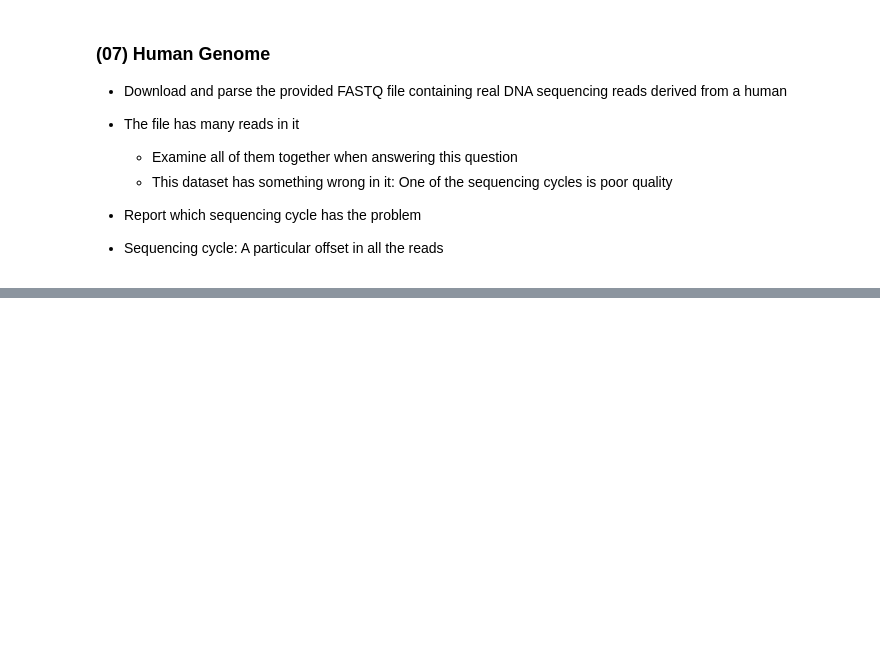
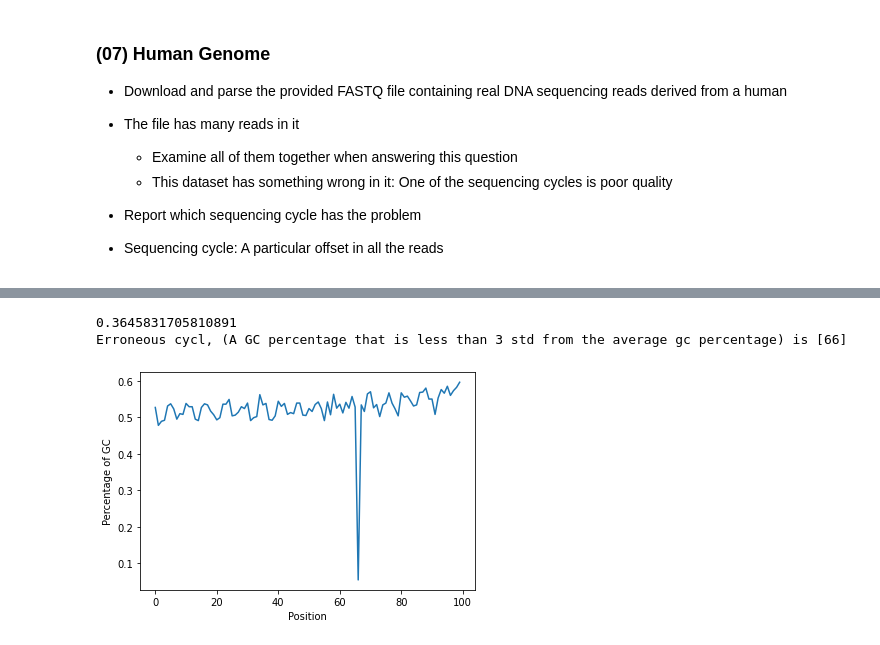
Before and after one commit to recanoy/Coursera_AlgorithmsForDNASequencing, a Jupyter notebook: Week1_Homework1.ipynb, the cells around one changed output, grey strips where cells are left out. Drawn from its saved outputs; the diff is of its cells as text; code cells hidden in the pictures; blank space fills up the shorter version.

```diff
--- a/Week1_Homework1.ipynb
+++ b/Week1_Homework1.ipynb
@@ -219,0 +300,34 @@ Leftmost occurrence with mismatch of 2 is 49
+# %%
+def findGC(reads):
+  gc = [0] * 100
+  totals = [0] * 100
+
+  for read in reads:
+    for i in range(len(read)):
+      if read[i] == 'G' or read[i] == 'C':
+        gc[i] += 1
+
+      totals[i] += 1
+
+  for i in range(len(gc)):
+    if totals[i] > 0:
+      gc[i] /= totals[i]
+
+  return gc
+
+gc = findGC(reads)
+gc_std = np.std(gc)
+gc_ave = np.mean(gc)
+
+erroneous_cycle = [cycle for cycle, gc_perc in enumerate(gc) if gc_perc < (gc_ave - 3*gc_std)]
+print((gc_ave - 3*gc_std))
+print('Erroneous cycl, (A GC percentage that is less than 3 std from the average gc percentage) is', erroneous_cycle )
+
+plt.plot(range(len(gc)), gc)
+plt.xlabel('Position')
+plt.ylabel('Percentage of GC')
+plt.show()
+# %% [output]
+0.3645831705810891
+Erroneous cycl, (A GC percentage that is less than 3 std from the average gc percentage) is [66]
+[figure, added]
```
Also changed, not shown: parts of 5 cells of this notebook.
